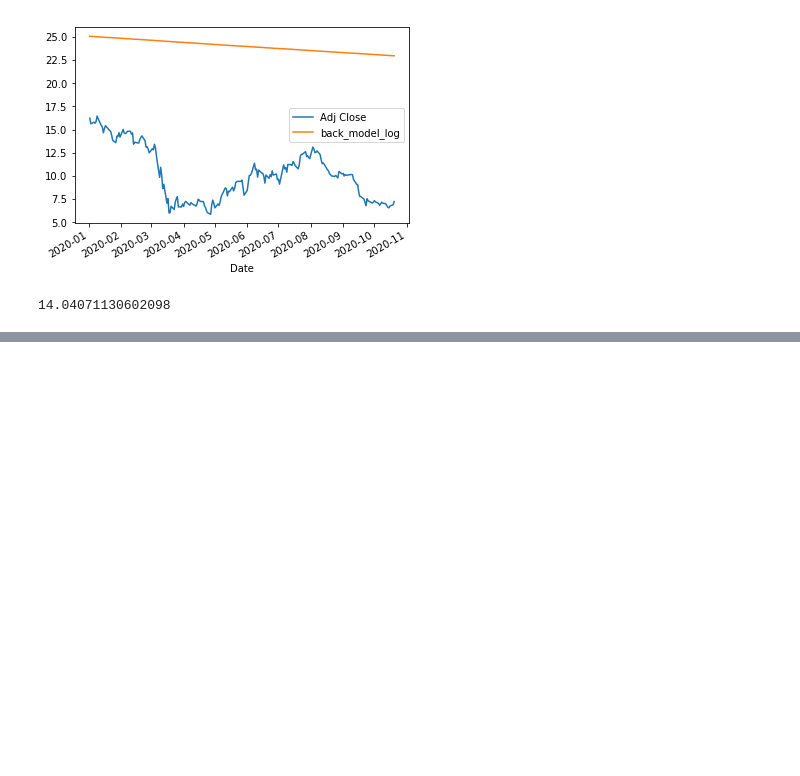
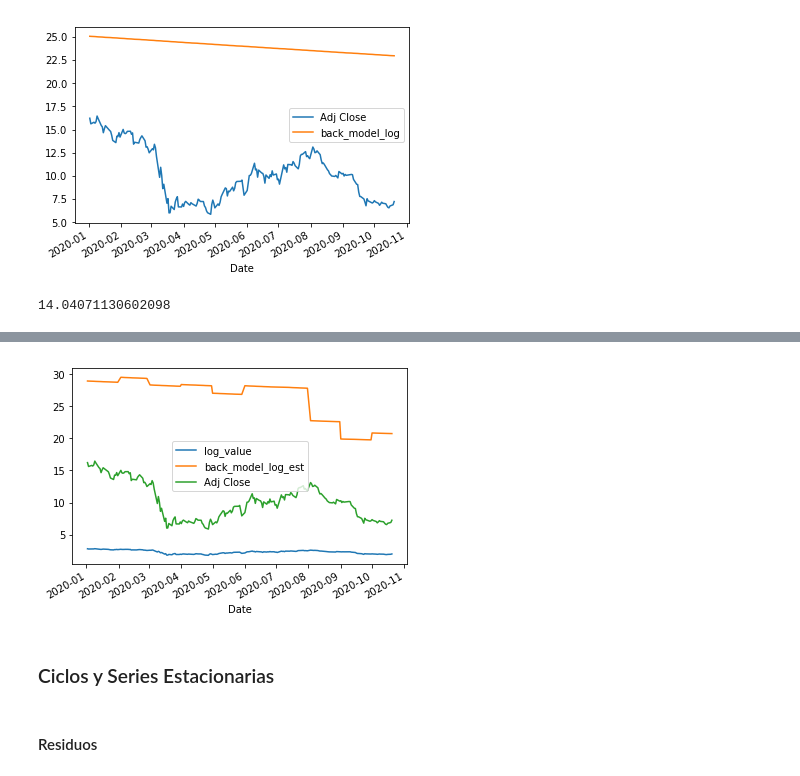
Before and after one commit to cdgn-coding/bcba-algo-trading, a Jupyter notebook: 3_Time_Series.ipynb, the cells around one changed output, grey strips where cells are left out. Drawn from its saved outputs; the diff is of its cells as text; code cells hidden in the pictures; blank space fills up the shorter version.

Commit message:
series_tiempo_log_2

```diff
--- a/3_Time_Series.ipynb
+++ b/3_Time_Series.ipynb
@@ -217,0 +319,8 @@ RMSE(ggal_test['back_model_log'], ggal_test['Adj Close'])
+# %%
+ggal_test.plot(kind = "line", y = ['log_value', 'back_model_log_est','Adj Close']);
+# %% [output]
+[figure, added]
+# %% [markdown]
+### Ciclos y Series Estacionarias
+# %% [markdown]
+#### Residuos
```
Also changed, not shown: parts of 36 cells of this notebook.
